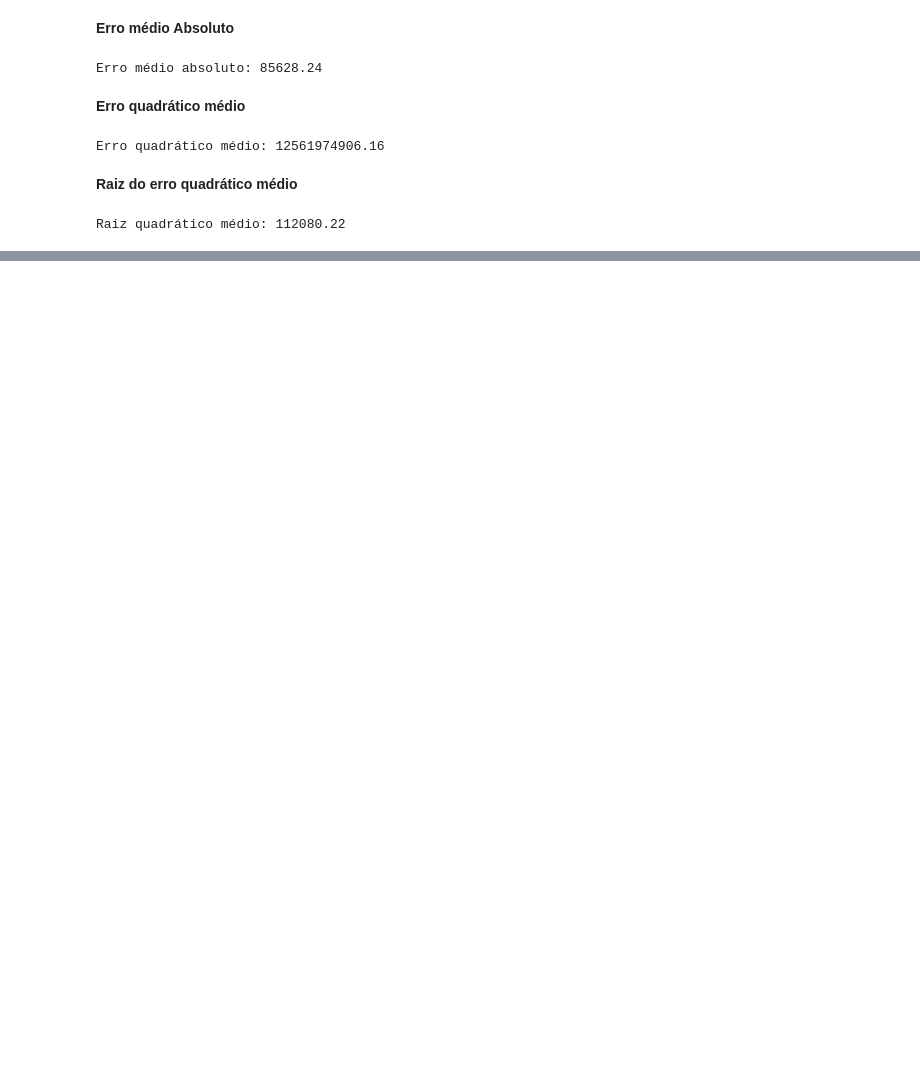
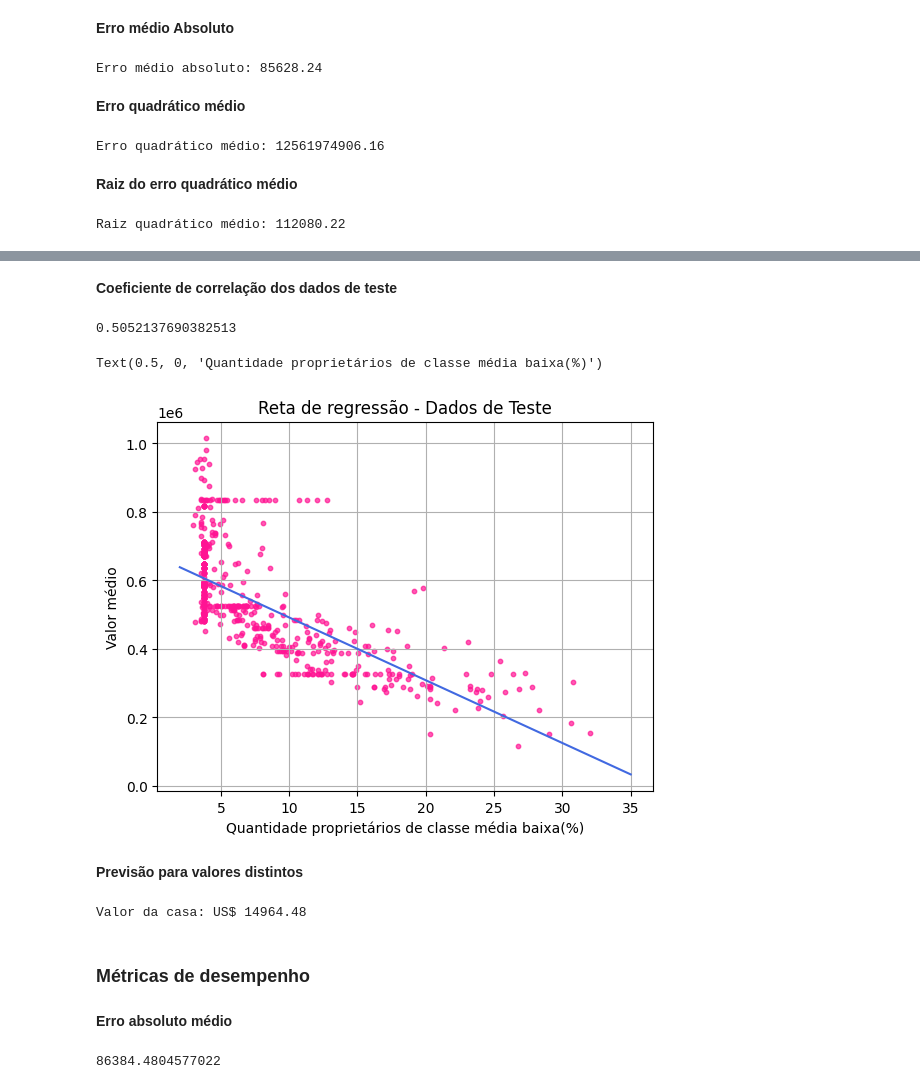
Before and after one commit to SisouDev/iaAlg, a Jupyter notebook: regression/linear.ipynb, the cells around one changed output, grey strips where cells are left out. Drawn from its saved outputs; the diff is of its cells as text; code cells hidden in the pictures; blank space fills up the shorter version.

```diff
--- a/regression/linear.ipynb
+++ b/regression/linear.ipynb
@@ -494,0 +608,39 @@ Raiz quadrático médio: 112080.22
+# %% [markdown]
+**Coeficiente de correlação dos dados de teste**
+# %%
+reg_linear2.score(x_test, y_test)
+# %% [output]
+0.5052137690382513
+# %%
+plt.scatter(
+    y = y_test, x = x_test, color = 'deeppink',
+    s = 10, alpha = 0.7
+)
+x_plot = np.linspace(2, 35)
+plt.plot(
+    x_plot,
+    x_plot * reg_linear2.coef_ + reg_linear2.intercept_,
+    color = 'royalblue'
+)
+plt.grid(True)
+plt.title('Reta de regressão - Dados de Teste')
+plt.ylabel('Valor médio')
+plt.xlabel('Quantidade proprietários de classe média baixa(%)')
+# %% [output]
+Text(0.5, 0, 'Quantidade proprietários de classe média baixa(%)')
+[figure, added]
+# %% [markdown]
+**Previsão para valores distintos**
+# %%
+valor_casa = reg_linear2.predict([[36]])
+print('Valor da casa: US$ {:.2f}'.format(float(valor_casa)))
+# %% [output]
+Valor da casa: US$ 14964.48
+# %% [markdown]
+### Métricas de desempenho ###
+# %% [markdown]
+**Erro absoluto médio**
+# %%
+mean_absolute_error(y_test, previsoes_test)
+# %% [output]
+86384.4804577022
```
Also changed, not shown: parts of 53 cells of this notebook.
